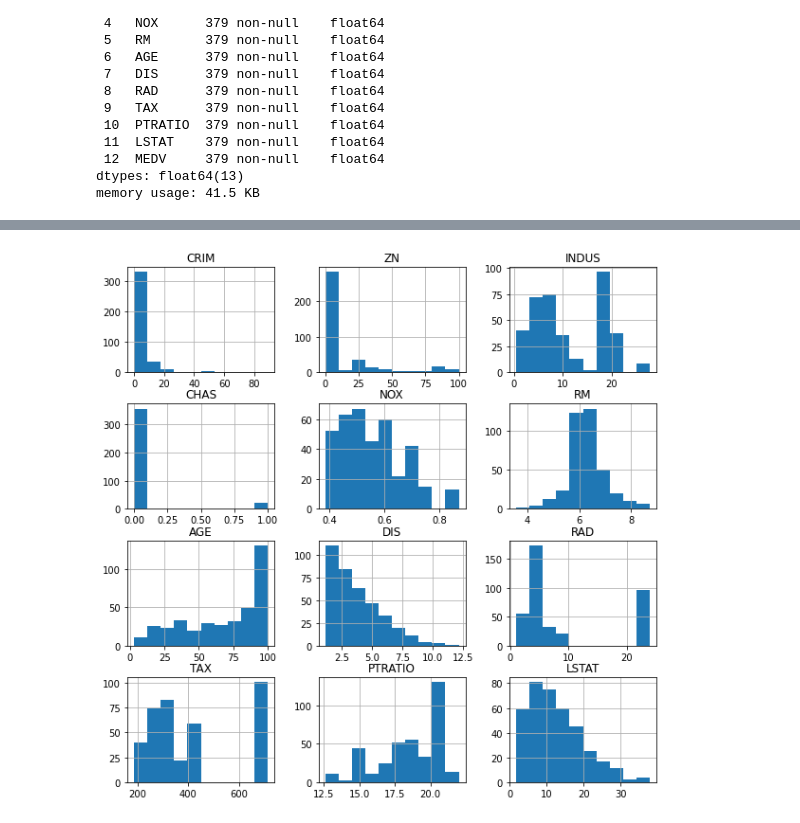
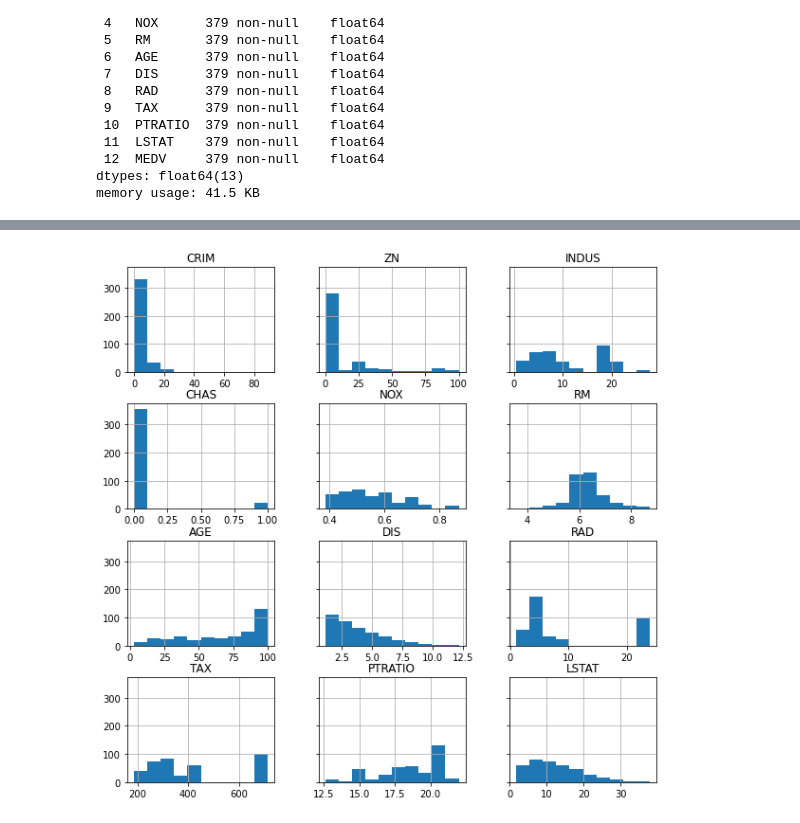
Before and after one commit to xalejandrow/Regularized_Linear_Regression_Project_Tutorial, a Jupyter notebook: src/Boston_Model_sample.ipynb, the cells around one changed output, grey strips where cells are left out. Cells and saved outputs as stored; diff of their text form; code cells hidden in the pictures.

```diff
--- a/src/Boston_Model_sample.ipynb
+++ b/src/Boston_Model_sample.ipynb
@@ -188,6 +188,7 @@ df_train.describe()
 # %%
 # 2.7 Perform univariate analysis - histograms
-X_train.hist(figsize=(10,10))
+#X_train.hist(figsize=(10,10))
+X_train.hist(figsize=(10,10),sharey=True)
 plt.show()
 # %% [output]
-[figure, old version]
+[figure, new version]
```
Also changed, not shown: parts of 15 cells of this notebook.
